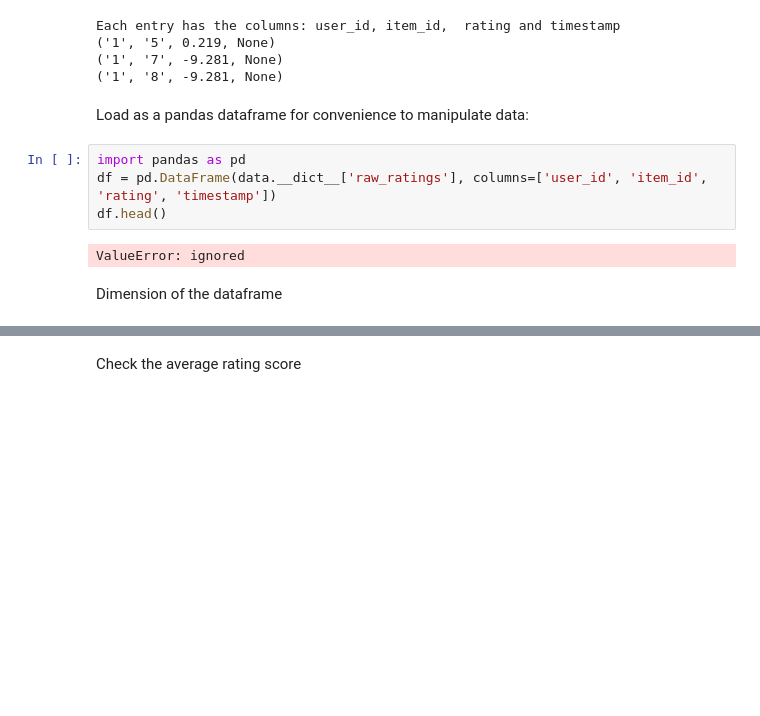
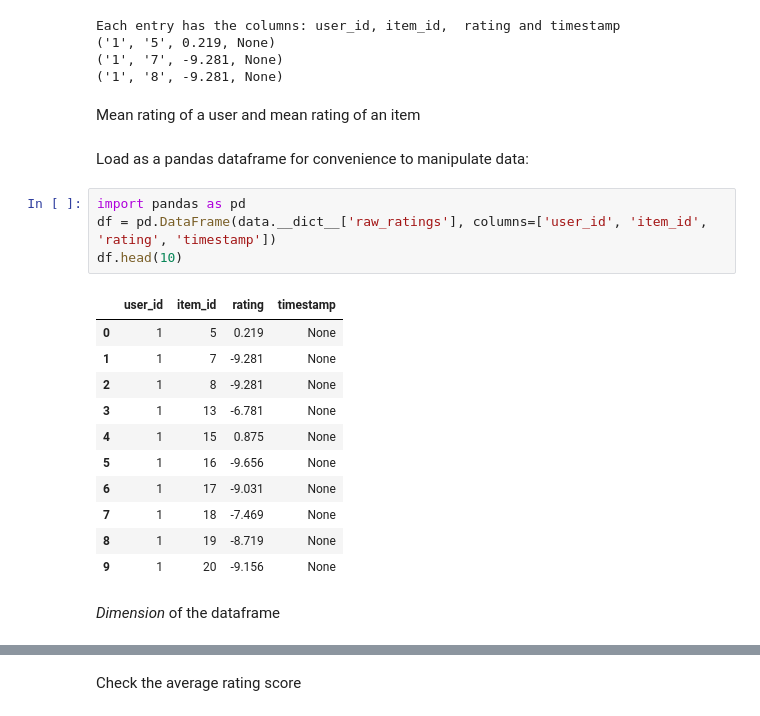
Before and after one commit to raulbenitez/recommenders, a Jupyter notebook: Intro_surprise_jester.ipynb, the cells around one changed output, grey strips where cells are left out. Drawn from its saved outputs; the diff is of its cells as text; blank space fills up the shorter version.

```diff
--- a/Intro_surprise_jester.ipynb
+++ b/Intro_surprise_jester.ipynb
@@ -46,14 +50,26 @@ Each entry has the columns: user_id, item_id,  rating and timestamp
 ('1', '5', 0.219, None)
 ('1', '7', -9.281, None)
 ('1', '8', -9.281, None)
+# %% [markdown]
+Mean rating of a user and mean rating of an item
 # %% [markdown]
 Load as a pandas dataframe for convenience to manipulate data:
 # %%
 import pandas as pd
 df = pd.DataFrame(data.__dict__['raw_ratings'], columns=['user_id', 'item_id', 'rating', 'timestamp'])
-df.head()
+df.head(10)
 # %% [output]
-ValueError: ignored
+|  | user_id | item_id | rating | timestamp |
+| 0 | 1 | 5 | 0.219 | None |
+| 1 | 1 | 7 | -9.281 | None |
+| 2 | 1 | 8 | -9.281 | None |
+| 3 | 1 | 13 | -6.781 | None |
+| 4 | 1 | 15 | 0.875 | None |
+| 5 | 1 | 16 | -9.656 | None |
+| 6 | 1 | 17 | -9.031 | None |
+| 7 | 1 | 18 | -7.469 | None |
+| 8 | 1 | 19 | -8.719 | None |
+| 9 | 1 | 20 | -9.156 | None |
 # %% [markdown]
-Dimension of the dataframe
+*Dimension* of the dataframe
 # %%
```
Also changed, not shown: parts of 32 cells of this notebook.
